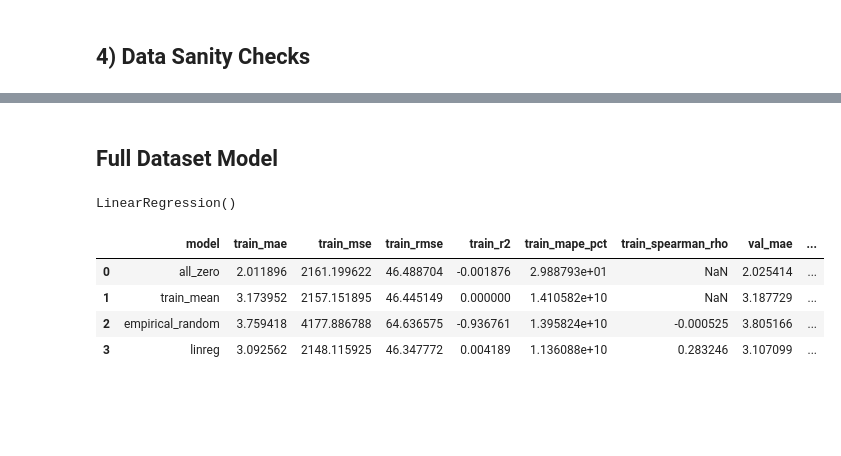
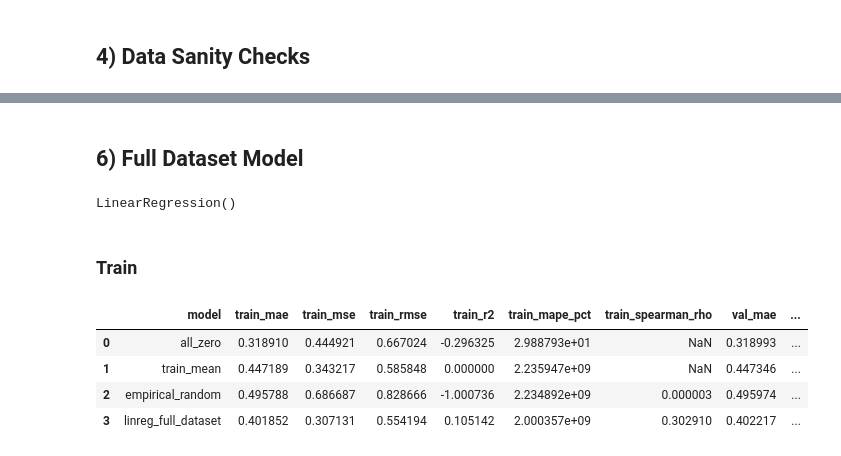
Before and after one commit to rreuther8/steam-review-ml, a Jupyter notebook: notebooks/models/model_001_linreg__votes_helpful.ipynb, the cells around one changed output, grey strips where cells are left out. Cells and saved outputs as stored; diff of their text form; code cells hidden in the pictures; blank space fills up the shorter version.

```diff
--- a/notebooks/models/model_001_linreg__votes_helpful.ipynb
+++ b/notebooks/models/model_001_linreg__votes_helpful.ipynb
@@ -79,6 +84,8 @@ df_val = pd.read_parquet('../../data/processed/steam_reviews_cleaned_english_val
 # Metrics: see `steam_review_ml.evaluation.regression_metrics` (shared with model_000 dumb baselines).
 # %% [markdown]
 ## 4) Data Sanity Checks
+# %%
+pd.set_option('display.max_columns', None)
 # %%
 df_train.head()
 # %% [output]
@@ -108,2 +163,2 @@ Index(['review_id', 'app_id', 'app_name', 'author.steamid', 'review',
 # %% [markdown]
-## Full Dataset Model
+## 6) Full Dataset Model
@@ -111,80 +168,67 @@ Index(['review_id', 'app_id', 'app_name', 'author.steamid', 'review',
 # instantiate linear regression model
 linreg = LinearRegression()
 
+# Use train-fitted normalization columns for numerics that have them; keep raw
+# for booleans, timestamps, review_length_chars (no _norm rule in pipeline).
 training_cols = [
-    'author.num_games_owned',
-    'author.num_reviews', 'author.playtime_last_two_weeks',
-    'author.playtime_at_review', 'steam_purchase', 'received_for_free',
+    '_norm_author__num_games_owned',
+    '_norm_author__num_reviews',
+    '_norm_author__playtime_last_two_weeks',
+    '_norm_author__playtime_at_review',
+    'steam_purchase', 'received_for_free',
     'written_during_early_access', 'timestamp_created',
     'author.last_played', 'review_length_chars',
-    'review_word_count'
+    '_norm_review_word_count',
 ]
 linreg.fit(
     X=df_train[training_cols],
-    y=df_train['votes_helpful']
+    y=df_train['_norm_votes_helpful'],
 )
 # %% [output]
 LinearRegression()
+# %% [markdown]
+### Train
 # %%
-# predict helpful votes
+# Linreg predictions + metrics table (baselines computed above)
 df_train["votes_helpful_pred"] = linreg.predict(df_train[training_cols])
 df_val["votes_helpful_pred"] = linreg.predict(df_val[training_cols])
 
-SEED = 2026
-rng = np.random.default_rng(SEED)
-
-vt = df_train["votes_helpful"].astype(float)
-mean_helpful = float(vt.mean())
-value_probs = vt.value_counts(normalize=True).sort_index()
-emp_values = value_probs.index.to_numpy()
-emp_probs = value_probs.to_numpy()
-
-pred_rows = []
-
-# baselines (same idea as model_000_dumb_002)
-z_tr = np.zeros(len(df_train), dtype=float)
-z_va = np.zeros(len(df_val), dtype=float)
-pred_rows.append(("all_zero", z_tr, z_va))
-
-m_tr = np.full(len(df_train), mean_helpful, dtype=float)
-m_va = np.full(len(df_val), mean_helpful, dtype=float)
-pred_rows.append(("train_mean", m_tr, m_va))
-
-e_tr = rng.choice(emp_values, size=len(df_train), p=emp_probs).astype(float)
-e_va = rng.choice(emp_values, size=len(df_val), p=emp_probs).astype(float)
-pred_rows.append(("empirical_random", e_tr, e_va))
-
+pred_rows = [
+    ("all_zero", baseline_zero_tr, baseline_zero_va),
+    ("train_mean", baseline_mean_tr, baseline_mean_va),
+    ("empirical_random", baseline_emp_tr, baseline_emp_va),
+]
 lin_tr = df_train["votes_helpful_pred"].to_numpy(dtype=float)
 lin_va = df_val["votes_helpful_pred"].to_numpy(dtype=float)
-pred_rows.append(("linreg", lin_tr, lin_va))
+pred_rows.append(("linreg_full_dataset", lin_tr, lin_va))
 
-y_tr = df_train["votes_helpful"].to_numpy(dtype=float)
-y_va = df_val["votes_helpful"].to_numpy(dtype=float)
+y_tr = df_train["_norm_votes_helpful"].to_numpy(dtype=float)
+y_va = df_val["_norm_votes_helpful"].to_numpy(dtype=float)
 
 table_rows = []
 for name, p_tr, p_va in pred_rows:
     tr = regression_metrics(y_tr, p_tr)
     va = regression_metrics(y_va, p_va)
     row = {"model": name}
     for k, v in tr.items():
         row[f"train_{k}"] = v
     for k, v in va.items():
         row[f"val_{k}"] = v
     table_rows.append(row)
 
 metrics_compare = pd.DataFrame(table_rows)
 numeric_cols = [c for c in metrics_compare.columns if c != "model"]
 for c in numeric_cols:
     if c.startswith("val_"):
         k = c.replace("val_", "", 1)
         tc = f"train_{k}"
         if tc in metrics_compare.columns:
             metrics_compare[f"gap_{k}"] = metrics_compare[c] - metrics_compare[tc]
 
 metrics_compare
 # %% [output]
 |  | model | train_mae | train_mse | train_rmse | train_r2 | train_mape_pct | train_spearman_rho | val_mae | ... |
-| 0 | all_zero | 2.011896 | 2161.199622 | 46.488704 | -0.001876 | 2.988793e+01 | NaN | 2.025414 | ... |
-| 1 | train_mean | 3.173952 | 2157.151895 | 46.445149 | 0.000000 | 1.410582e+10 | NaN | 3.187729 | ... |
-| 2 | empirical_random | 3.759418 | 4177.886788 | 64.636575 | -0.936761 | 1.395824e+10 | -0.000525 | 3.805166 | ... |
-| 3 | linreg | 3.092562 | 2148.115925 | 46.347772 | 0.004189 | 1.136088e+10 | 0.283246 | 3.107099 | ... |
+| 0 | all_zero | 0.318910 | 0.444921 | 0.667024 | -0.296325 | 2.988793e+01 | NaN | 0.318993 | ... |
+| 1 | train_mean | 0.447189 | 0.343217 | 0.585848 | 0.000000 | 2.235947e+09 | NaN | 0.447346 | ... |
+| 2 | empirical_random | 0.495788 | 0.686687 | 0.828666 | -1.000736 | 2.234892e+09 | 0.000003 | 0.495974 | ... |
+| 3 | linreg_full_dataset | 0.401852 | 0.307131 | 0.554194 | 0.105142 | 2.000357e+09 | 0.302910 | 0.402217 | ... |
```
Also changed, not shown: parts of 40 cells of this notebook, 17 other files.
